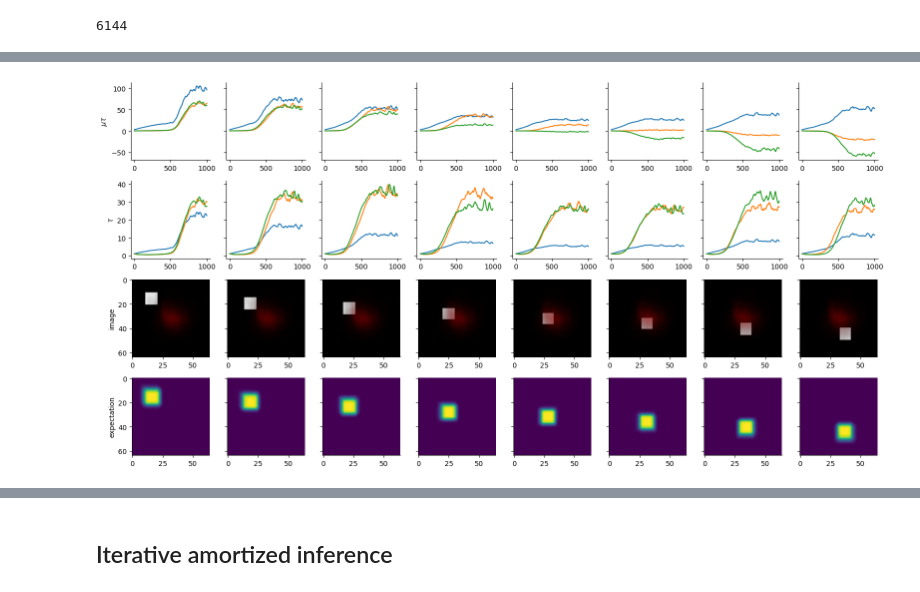
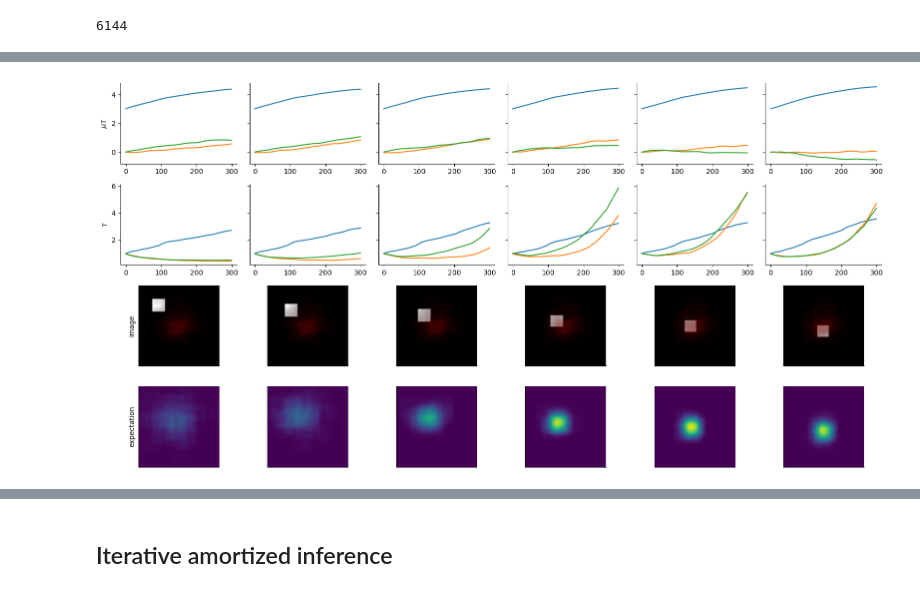
Before and after one commit to dimarkov/numpc, a Jupyter notebook: notebooks/dsprites/testing_vaes_on_dsprites.ipynb, the cells around one changed output, grey strips where cells are left out. Drawn from its saved outputs; the diff is of its cells as text; code cells hidden in the pictures.

Commit message:
added optimization algorithm based on Lie group BLR

```diff
--- a/notebooks/dsprites/testing_vaes_on_dsprites.ipynb
+++ b/notebooks/dsprites/testing_vaes_on_dsprites.ipynb
@@ -297,7 +295,7 @@ def plot_results(sequence, target_img, prior_img, axes, n, d=3):
     axes[2].set_yticks([])
     axes[2].imshow(prior_img)
 
-    μ = sequence[0][-1] / sequence[1][-1]
+    μ = sequence[0][-1]
     scale = jnp.sqrt(1/sequence[1][-1])
     z = μ[:d] + scale[:d] * np.random.randn(n, d)
     out_img = vmap(nnet)(z).mean(0)
@@ -333,8 +329,8 @@ optax.adam()
 # %%
 import optax
-size = 8
+size = 6
 fig, axes = plt.subplots(4, size, figsize=(16, 8), sharex='row', sharey='row')
-optim = optax.adam(learning_rate=1e-2, b1=0.9, b2=0.99)
+optim = optax.adam(learning_rate=1e-2, b1=0.9, b2=0.999)
 
 for i, indx in enumerate(data_indexes[::100][:size]):
     target_img = task.imgs[indx]
@@ -344,33 +340,33 @@ for i, indx in enumerate(data_indexes[::100][:size]):
         eps = jr.normal(key, shape=(S, *μ.shape))
         x = μ + scale * eps
         loss = vmap(log_likelihood, in_axes=(0, None))(x, target_img).mean(0)
         loss += jnp.sum( λ * μ ** 2 / 2 + (λ * scale ** 2 - 1 - 2 * jnp.log(scale) - jnp.log(λ) ) / 2)
         return loss
 
     _df = grad(loss)
 
     def step_fn(carry, t):
         state, opt_state, key = carry
         key, _key = jr.split(key)
         grads = _df(state, _key)
         updates, opt_state = optim.update(grads, opt_state)
         state = optax.apply_updates(state, updates)
         π = 1 / nn.softplus(state['ln_pi']) ** 2
-        return (state, opt_state, key), (state['mu'] * π, π)
+        return (state, opt_state, key), (state['mu'], π)
 
     key, _ = jr.split(key)
     init = { 'mu': nn.one_hot(0, d) * 3.,
              'ln_pi': jnp.zeros(d) + .55 }
     opt_state = optim.init( init )
-    last, sequence = lax.scan(step_fn, (init, opt_state, key), jnp.arange(1000))
+    last, sequence = lax.scan(step_fn, (init, opt_state, key), jnp.arange(300))
     plot_results(sequence, target_img, prior_img, axes[:, i], n, d=d)
 
 
 axes[0, 0].set_ylabel(r'$\mu \tau $')
 axes[1, 0].set_ylabel(r'$\tau $')
 axes[2, 0].set_ylabel(r'image')
 axes[3, 0].set_ylabel(r'expectation')
 fig.tight_layout()
 sns.despine(fig)
 # %% [output]
-[figure, old version]
+[figure, new version]
```
Also changed, not shown: parts of 17 cells of this notebook.
